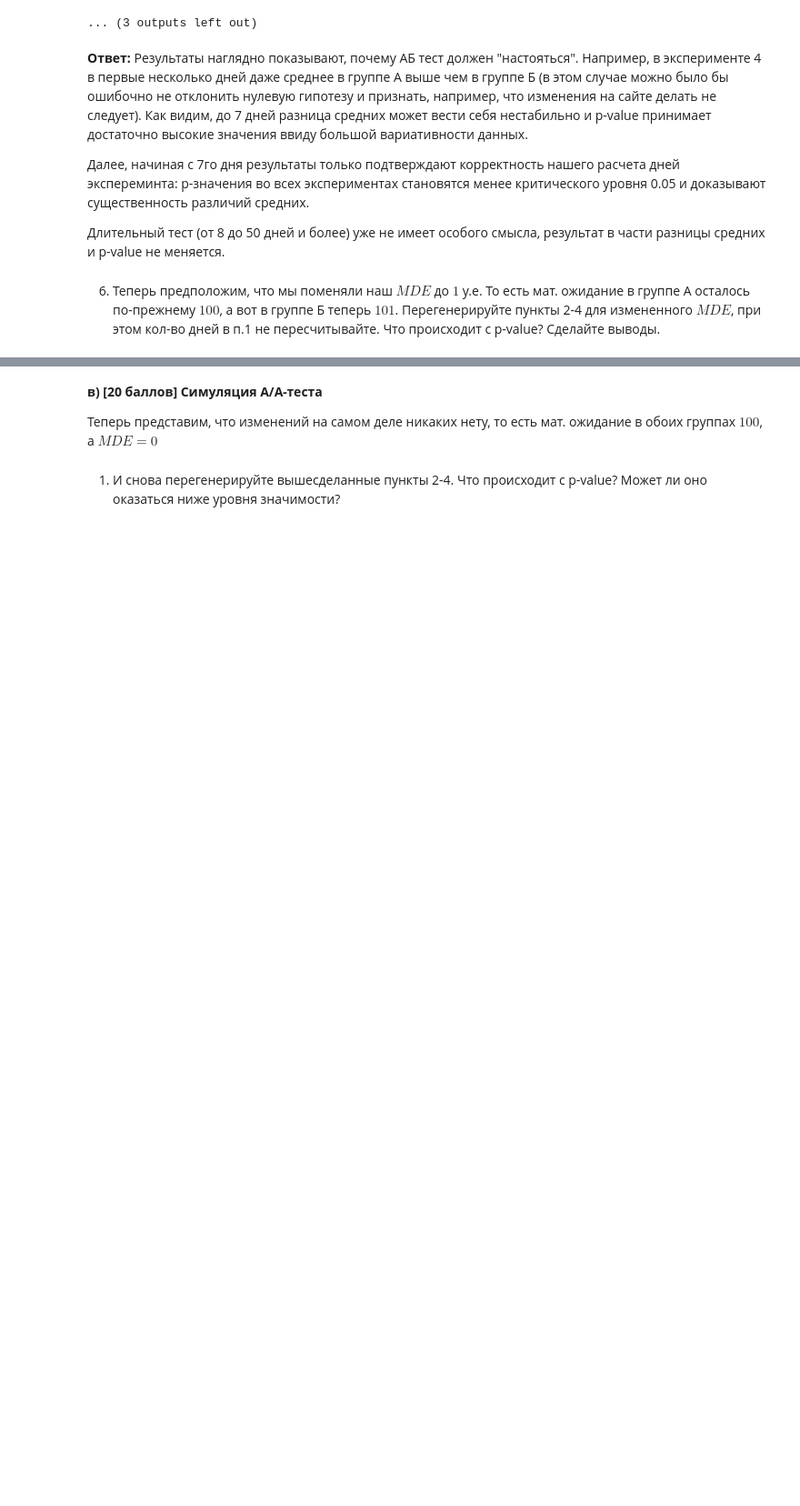
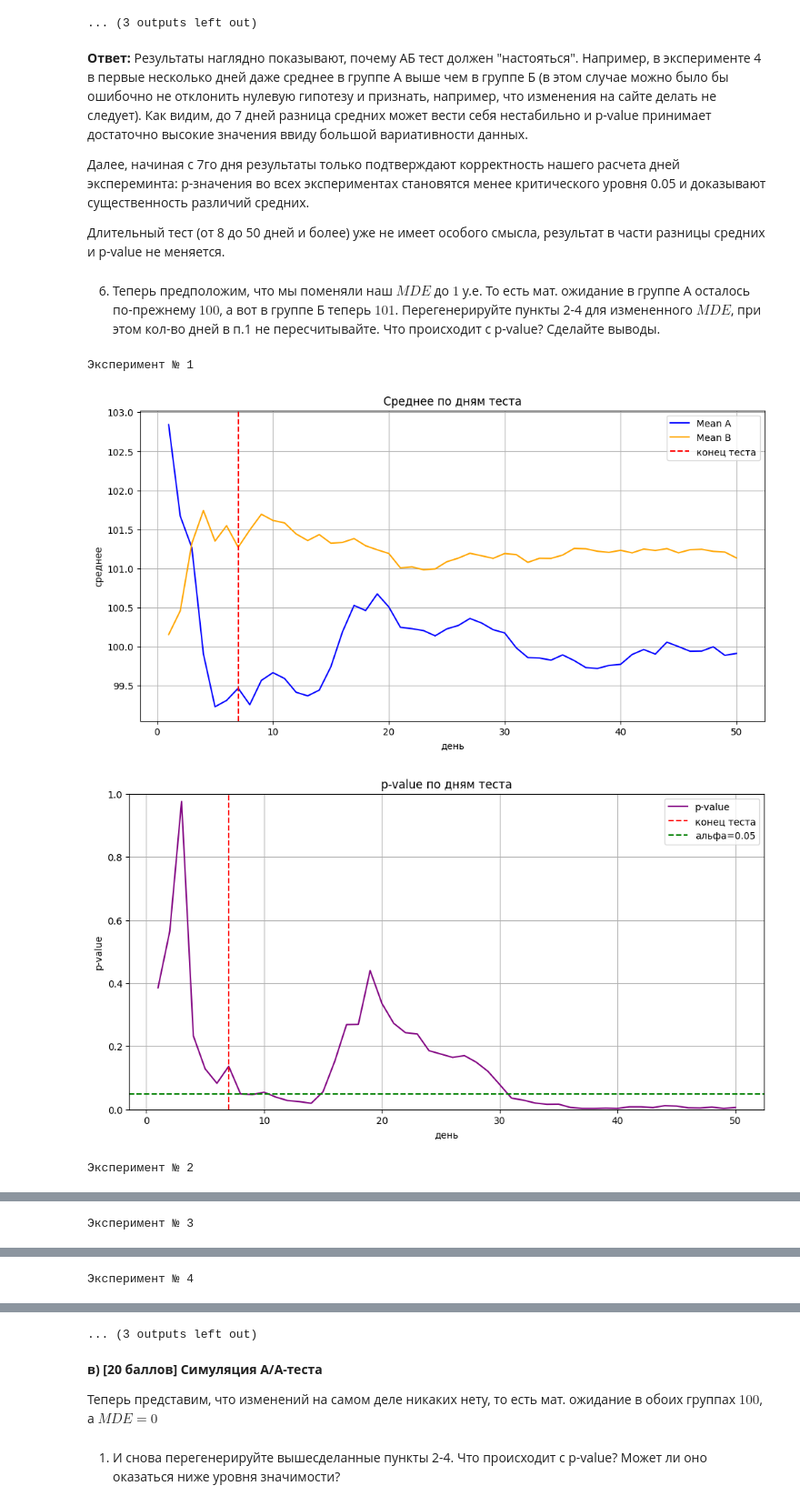
Before and after one commit to PavelMKh/HSE-AI, a Jupyter notebook: Math/stat_hw6.ipynb, the cells around one changed output, grey strips where cells are left out. Shown at 91% size. Drawn from its saved outputs; the diff is of its cells as text; code cells hidden in the pictures; blank space fills up the shorter version.

```diff
--- a/Math/stat_hw6.ipynb
+++ b/Math/stat_hw6.ipynb
@@ -853,0 +851,9 @@ __Ответ:__ Результаты наглядно показывают, по
+# %%
+for i in range(5):
+    print(f"Эксперимент № {i + 1}")
+    ab_test(mu_B=101)
+# %% [output]
+Эксперимент № 1
+[figure, added]
+[figure, added]
+Эксперимент № 2
@@ -853,0 +862 @@ __Ответ:__ Результаты наглядно показывают, по
+Эксперимент № 3
@@ -853,0 +865 @@ __Ответ:__ Результаты наглядно показывают, по
+Эксперимент № 4
@@ -854,3 +868,4 @@ __Ответ:__ Результаты наглядно показывают, по
+... (3 outputs left out)
 # %% [markdown]
 __в) [20 баллов] Симуляция А/А-теста__
 
```
Also changed, not shown: parts of 2 cells of this notebook.
